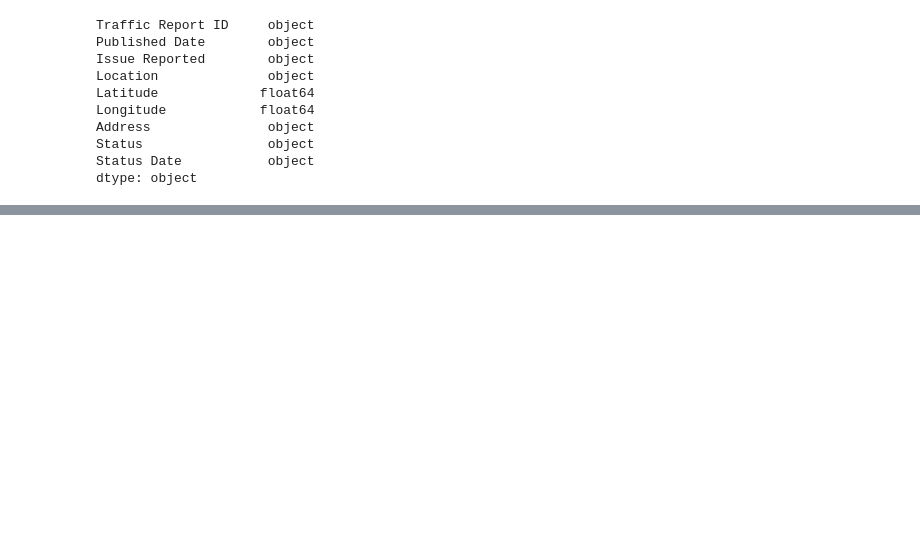
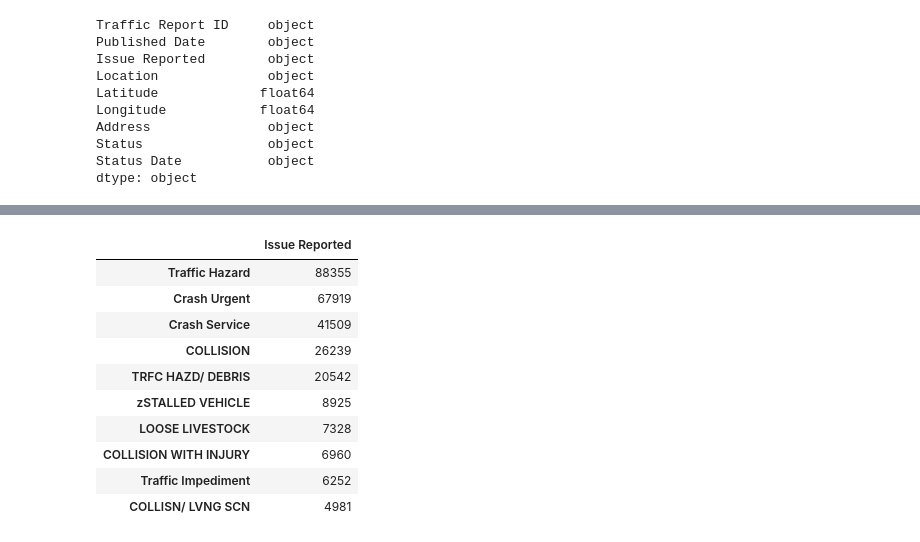
Before and after one commit to m3redithw/Austin-Realtime-Traffic-Incidents, a Jupyter notebook: eda.ipynb, the cells around one changed output, grey strips where cells are left out. Saved outputs shown, nothing was run; the diff lists cells and outputs as text; code cells hidden in the pictures; blank space fills up the shorter version.

```diff
--- a/eda.ipynb
+++ b/eda.ipynb
@@ -44,0 +165,16 @@ df['Published Date'] = pd.to_datetime(df['Published Date'], infer_datetime_forma
+# %%
+# Put the top 10 issue and counts into a new dataframe
+issues = pd.DataFrame(df['Issue Reported'].value_counts().head(10))
+issues
+# %% [output]
+|  | Issue Reported |
+| Traffic Hazard | 88355 |
+| Crash Urgent | 67919 |
+| Crash Service | 41509 |
+| COLLISION | 26239 |
+| TRFC HAZD/ DEBRIS | 20542 |
+| zSTALLED VEHICLE | 8925 |
+| LOOSE LIVESTOCK | 7328 |
+| COLLISION WITH INJURY | 6960 |
+| Traffic Impediment | 6252 |
+| COLLISN/ LVNG SCN | 4981 |
```
Also changed, not shown: parts of 23 cells of this notebook.
